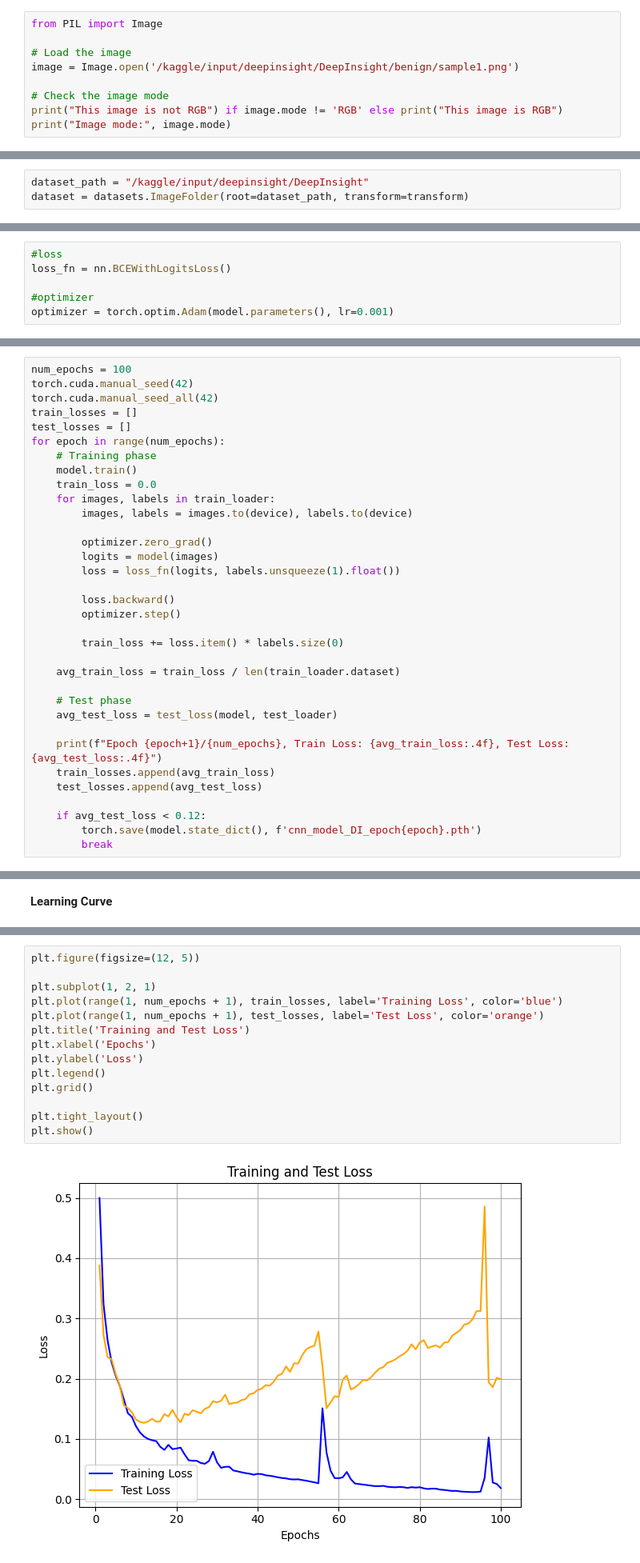
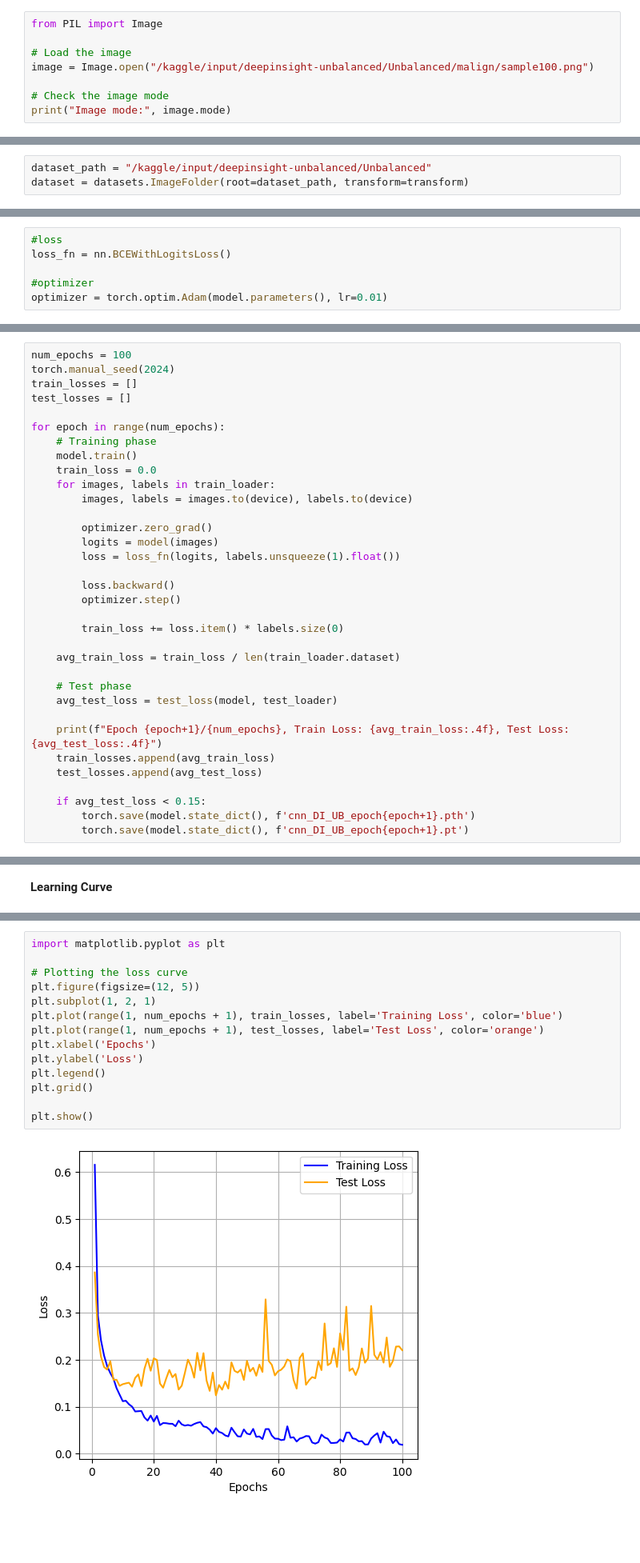
Before and after one commit to HazelGriffith/GANs-for-Balancing-Datasets, a Jupyter notebook: UnbalancedClassifiers/CNN/CNN_DeepInsight.ipynb, the cells around one changed output, grey strips where cells are left out. Shown: that part at 80% size. Cells and saved outputs as stored; diff of their text form; blank space fills up the shorter version.

```diff
--- a/UnbalancedClassifiers/CNN/CNN_DeepInsight.ipynb
+++ b/UnbalancedClassifiers/CNN/CNN_DeepInsight.ipynb
@@ -36,9 +36,8 @@ set_seed(42)
 from PIL import Image
 
 # Load the image
-image = Image.open('/kaggle/input/deepinsight/DeepInsight/benign/sample1.png')
+image = Image.open("/kaggle/input/deepinsight-unbalanced/Unbalanced/malign/sample100.png")
 
 # Check the image mode
-print("This image is not RGB") if image.mode != 'RGB' else print("This image is RGB")
 print("Image mode:", image.mode)
 # %% [output]
@@ -67,6 +64,6 @@ transform = transforms.Compose([
 ])
 # %%
-dataset_path = "/kaggle/input/deepinsight/DeepInsight"
+dataset_path = "/kaggle/input/deepinsight-unbalanced/Unbalanced"
 dataset = datasets.ImageFolder(root=dataset_path, transform=transform)
 # %%
 # Get a dictionary associating the class index with the class name
@@ -160,7 +154,7 @@ model = nn.Sequential(
 loss_fn = nn.BCEWithLogitsLoss()
 
 #optimizer
-optimizer = torch.optim.Adam(model.parameters(), lr=0.001)
+optimizer = torch.optim.Adam(model.parameters(), lr=0.01)
 # %%
 def test_loss(model, test_loader):
     model.eval()
@@ -179,10 +173,10 @@ def test_loss(model, test_loader):
     return avg_test_loss
 # %%
 num_epochs = 100
-torch.cuda.manual_seed(42)
-torch.cuda.manual_seed_all(42)
+torch.manual_seed(2024)
 train_losses = []
 test_losses = []
+
 for epoch in range(num_epochs):
     # Training phase
     model.train()
@@ -208,7 +202,7 @@ for epoch in range(num_epochs):
     train_losses.append(avg_train_loss)
     test_losses.append(avg_test_loss)
 
-    if avg_test_loss < 0.12:
-        torch.save(model.state_dict(), f'cnn_model_DI_epoch{epoch}.pth')
-        break
+    if avg_test_loss < 0.15:
+        torch.save(model.state_dict(), f'cnn_DI_UB_epoch{epoch+1}.pth')
+        torch.save(model.state_dict(), f'cnn_DI_UB_epoch{epoch+1}.pt')
 # %% [output]
@@ -236,16 +228,16 @@ import matplotlib.pyplot as plt
 # %%
+import matplotlib.pyplot as plt
+
+# Plotting the loss curve
 plt.figure(figsize=(12, 5))
-
 plt.subplot(1, 2, 1)
 plt.plot(range(1, num_epochs + 1), train_losses, label='Training Loss', color='blue')
 plt.plot(range(1, num_epochs + 1), test_losses, label='Test Loss', color='orange')
-plt.title('Training and Test Loss')
 plt.xlabel('Epochs')
 plt.ylabel('Loss')
 plt.legend()
 plt.grid()
 
-plt.tight_layout()
 plt.show()
 # %% [output]
-[figure, old version]
+[figure, new version]
```
Also changed, not shown: parts of 12 cells of this notebook, 27 other files.
